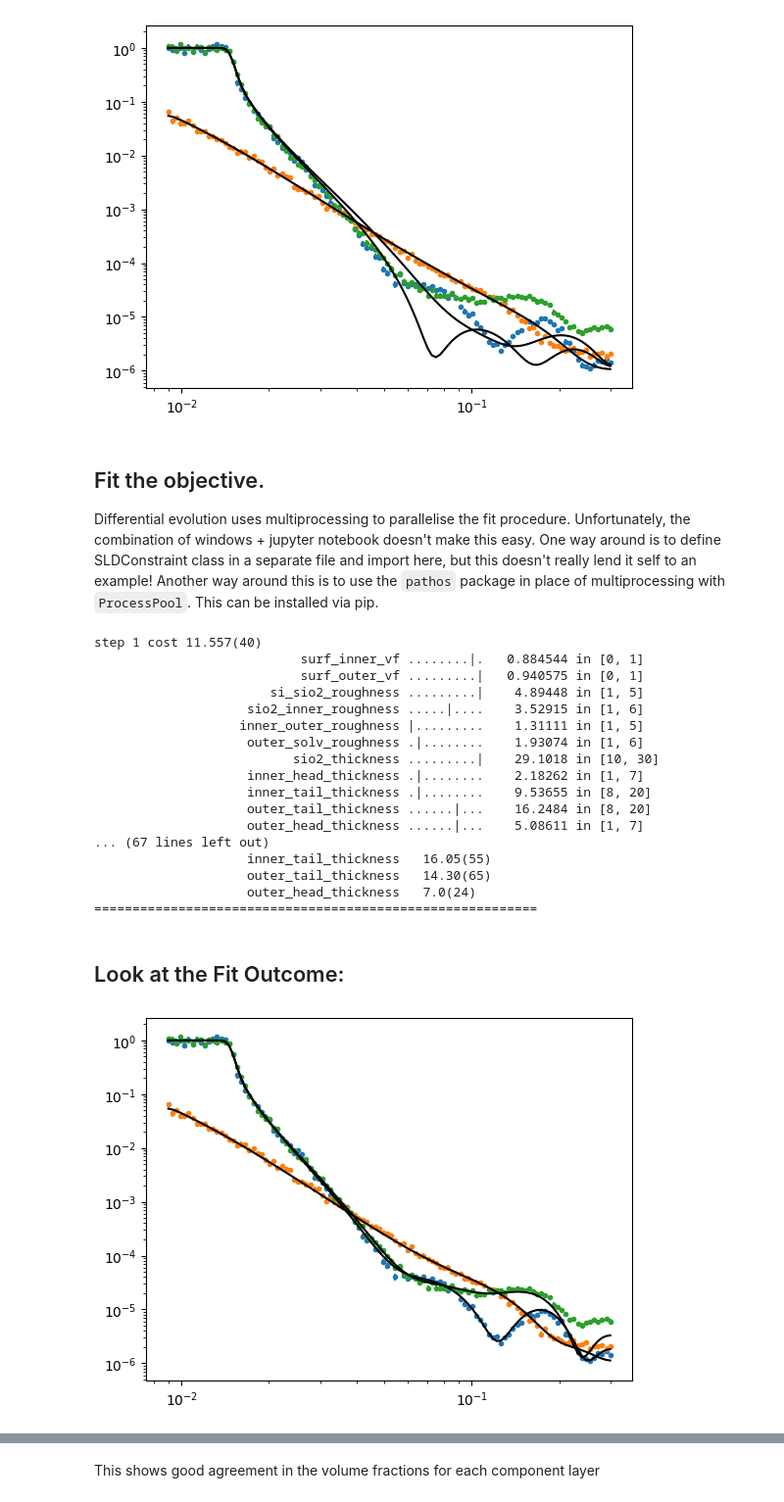
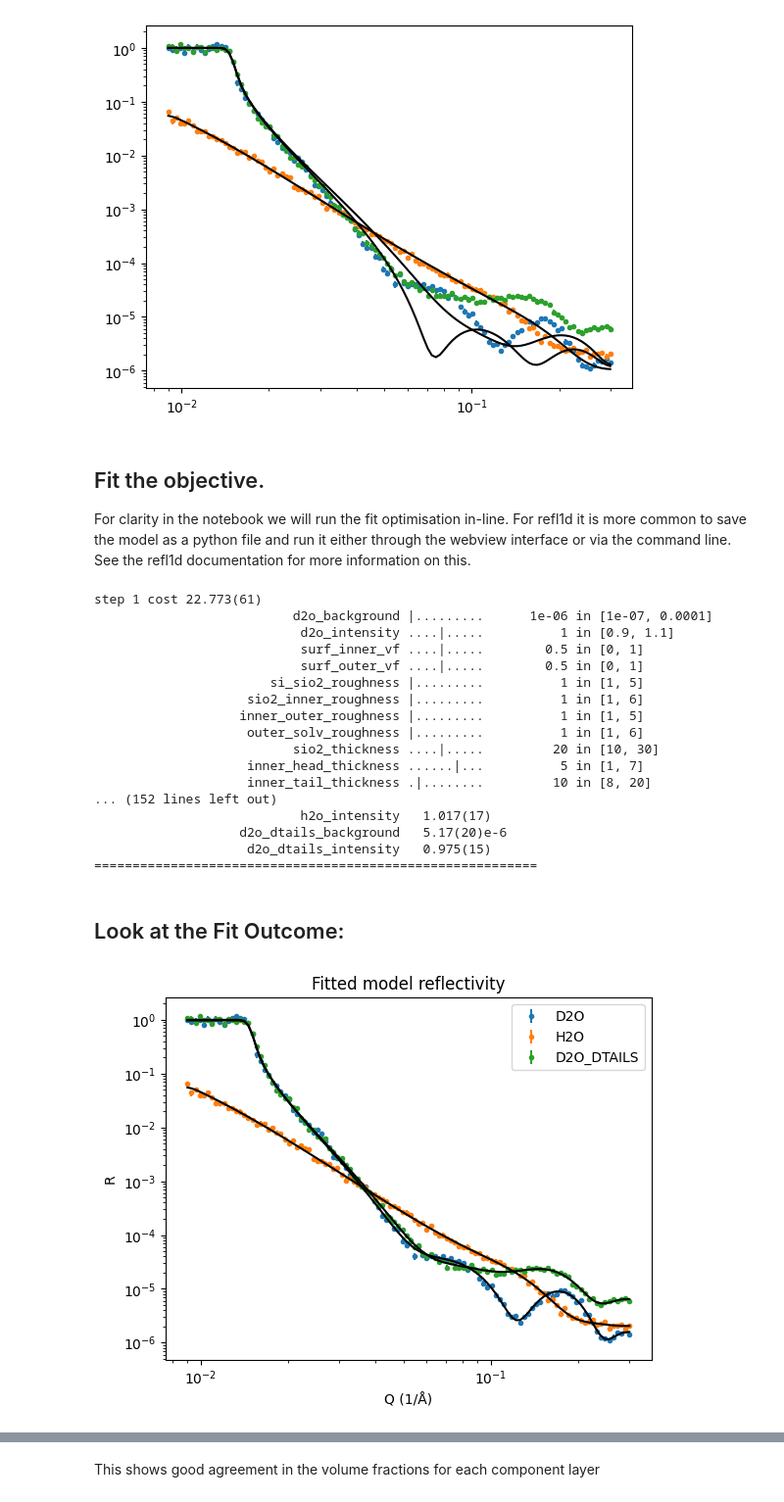
Before and after one commit to Armatron44/VFP, a Jupyter notebook: docs/sld_constraint_bilayer_example_refl1d.ipynb, the cells around one changed output, grey strips where cells are left out. Shown at 98% size. Cells and saved outputs as stored; diff of their text form; code cells hidden in the pictures.

Commit message:
fix: correct issue with probe parameters in refl1d example

```diff
--- a/docs/sld_constraint_bilayer_example_refl1d.ipynb
+++ b/docs/sld_constraint_bilayer_example_refl1d.ipynb
@@ -142,14 +139,14 @@ d2o_dtails_probe = load4(filename=str(dataset_dir/"Bilayer_constraint_testdata_d
 
 # Allow background and scaling-factors / intensities to vary
 
-d2o_probe.intensity.range = (0.9, 1.1)
-d2o_probe.background.range = (1e-7, 1e-4)
+d2o_probe.background = Parameter(1e-6, name='d2o_background', bounds=(1e-7, 1e-4))
+d2o_probe.intensity  = Parameter(1.0, name='d2o_intensity',  bounds=(0.9, 1.1))
 
-h2o_probe.intensity.range = (0.9, 1.1)
-h2o_probe.background.range = (1e-7, 1e-4)
+h2o_probe.background = Parameter(1e-6, name='h2o_background', bounds=(1e-7, 1e-4))
+h2o_probe.intensity  = Parameter(1.0, name='h2o_intensity',  bounds=(0.9, 1.1))
 
-d2o_dtails_probe.intensity.range = (0.9, 1.1)
-d2o_dtails_probe.background.range = (1e-7, 1e-4)
+d2o_dtails_probe.background = Parameter(1e-6, name='d2o_dtails_background', bounds=(1e-7, 1e-4))
+d2o_dtails_probe.intensity  = Parameter(1.0, name='d2o_dtails_intensity',  bounds=(0.9, 1.1))
 # %% [markdown]
 ## Setup a model to test the constraints:
 # %%
@@ -314,23 +311,12 @@ plt.show()
 d2o_vfp_struc = Si_mat | d2o_vfp | d2o
 h2o_vfp_struc = Si_mat | h2o_vfp | h2o
 d2o_dtails_vfp_struc = Si_mat | d2o_dtails_vfp | d2o
-# %%
-# Allow background and scaling-factors / intensities to vary
-
-d2o_probe.intensity.range = (0.9, 1.1)
-d2o_probe.background.range = (1e-7, 1e-4)
-
-h2o_probe.intensity.range = (0.9, 1.1)
-h2o_probe.background.range = (1e-7, 1e-4)
-
-d2o_dtails_probe.intensity.range = (0.9, 1.1)
-d2o_dtails_probe.background.range = (1e-7, 1e-4)
 # %%
 # Link the models and data into our Objectives
 
-d2o_obj = Experiment(sample=d2o_vfp_struc, probe=d2o_probe)
-h2o_obj = Experiment(sample=h2o_vfp_struc, probe=h2o_probe)
-d2o_dt_obj = Experiment(sample=d2o_dtails_vfp_struc, probe=d2o_dtails_probe)
+d2o_obj = Experiment(sample=d2o_vfp_struc, probe=d2o_probe, name='D2O')
+h2o_obj = Experiment(sample=h2o_vfp_struc, probe=h2o_probe, name='H2O')
+d2o_dt_obj = Experiment(sample=d2o_dtails_vfp_struc, probe=d2o_dtails_probe, name='D2O_DTAILS')
 problem = FitProblem([d2o_obj, h2o_obj, d2o_dt_obj])
 # %% [markdown]
 ## Check the setup for the fit optimisation:
@@ -350,41 +356,46 @@ plt.yscale('log')
 # %% [markdown]
 ## Fit the objective.
 
-Differential evolution uses multiprocessing to parallelise the fit procedure. Unfortunately, the combination of windows + jupyter notebook doesn't make this easy. One way around is to define SLDConstraint class in a separate file and import here, but this doesn't really lend it self to an example! Another way around this is to use the `pathos` package in place of multiprocessing with `ProcessPool`. This can be installed via pip.
+For clarity in the notebook we will run the fit optimisation in-line. For refl1d it is more common to save the model as a python file and run it either through the webview interface or via the command line. See the refl1d documentation for more information on this.
 # %%
 from bumps.fitters import fit
 
 result = fit(problem, method="de", verbose=True, parallel=0, options=dict(steps=200))
 # %% [output]
-step 1 cost 11.557(40)
-                           surf_inner_vf ........|.   0.884544 in [0, 1]
-                           surf_outer_vf .........|   0.940575 in [0, 1]
-                       si_sio2_roughness .........|    4.89448 in [1, 5]
-                    sio2_inner_roughness .....|....    3.52915 in [1, 6]
-                   inner_outer_roughness |.........    1.31111 in [1, 5]
-                    outer_solv_roughness .|........    1.93074 in [1, 6]
-                          sio2_thickness .........|    29.1018 in [10, 30]
-                    inner_head_thickness .|........    2.18262 in [1, 7]
-                    inner_tail_thickness .|........    9.53655 in [8, 20]
-                    outer_tail_thickness ......|...    16.2484 in [8, 20]
-                    outer_head_thickness ......|...    5.08611 in [1, 7]
-... (67 lines left out)
-                    inner_tail_thickness   16.05(55)
-                    outer_tail_thickness   14.30(65)
-                    outer_head_thickness   7.0(24)
+step 1 cost 22.773(61)
+                          d2o_background |.........      1e-06 in [1e-07, 0.0001]
+                           d2o_intensity ....|.....          1 in [0.9, 1.1]
+                           surf_inner_vf ....|.....        0.5 in [0, 1]
+                           surf_outer_vf ....|.....        0.5 in [0, 1]
+                       si_sio2_roughness |.........          1 in [1, 5]
+                    sio2_inner_roughness |.........          1 in [1, 6]
+                   inner_outer_roughness |.........          1 in [1, 5]
+                    outer_solv_roughness |.........          1 in [1, 6]
+                          sio2_thickness ....|.....         20 in [10, 30]
+                    inner_head_thickness ......|...          5 in [1, 7]
+                    inner_tail_thickness .|........         10 in [8, 20]
+... (152 lines left out)
+                           h2o_intensity   1.017(17)
+                   d2o_dtails_background   5.17(20)e-6
+                    d2o_dtails_intensity   0.975(15)
 ==========================================================
 # %% [markdown]
 ## Look at the Fit Outcome:
 # %%
-
+# Reflectivity plot from the fitted model
 %matplotlib inline
-for mod in problem.models:
-    plt.errorbar(x=mod.probe.Q, y=mod.probe.R, yerr=mod.probe.dR, linestyle='None', marker='.')
+legend = [m.name for m in problem.models]
+for idx, mod in enumerate(problem.models):
+    plt.errorbar(x=mod.probe.Q, y=mod.probe.R, yerr=mod.probe.dR, linestyle='None', marker='.', label=legend[idx])
     plt.plot(*mod.reflectivity(), color='k', zorder=10)
+plt.legend()
+plt.title('Fitted model reflectivity')
+plt.xlabel('Q (1/Å)')
+plt.ylabel('R')
 plt.xscale('log')
 plt.yscale('log')
 # %% [output]
-[figure, old version]
+[figure, new version]
 # %%
 fig, ax = plt.subplots()
 for vfp_obj, label in [(d2o_vfp, "D2O"), (h2o_vfp, "H2O"), (d2o_dtails_vfp, "D2O D-Tails")]:
```
Also changed, not shown: parts of 8 cells of this notebook, 1 other file.
